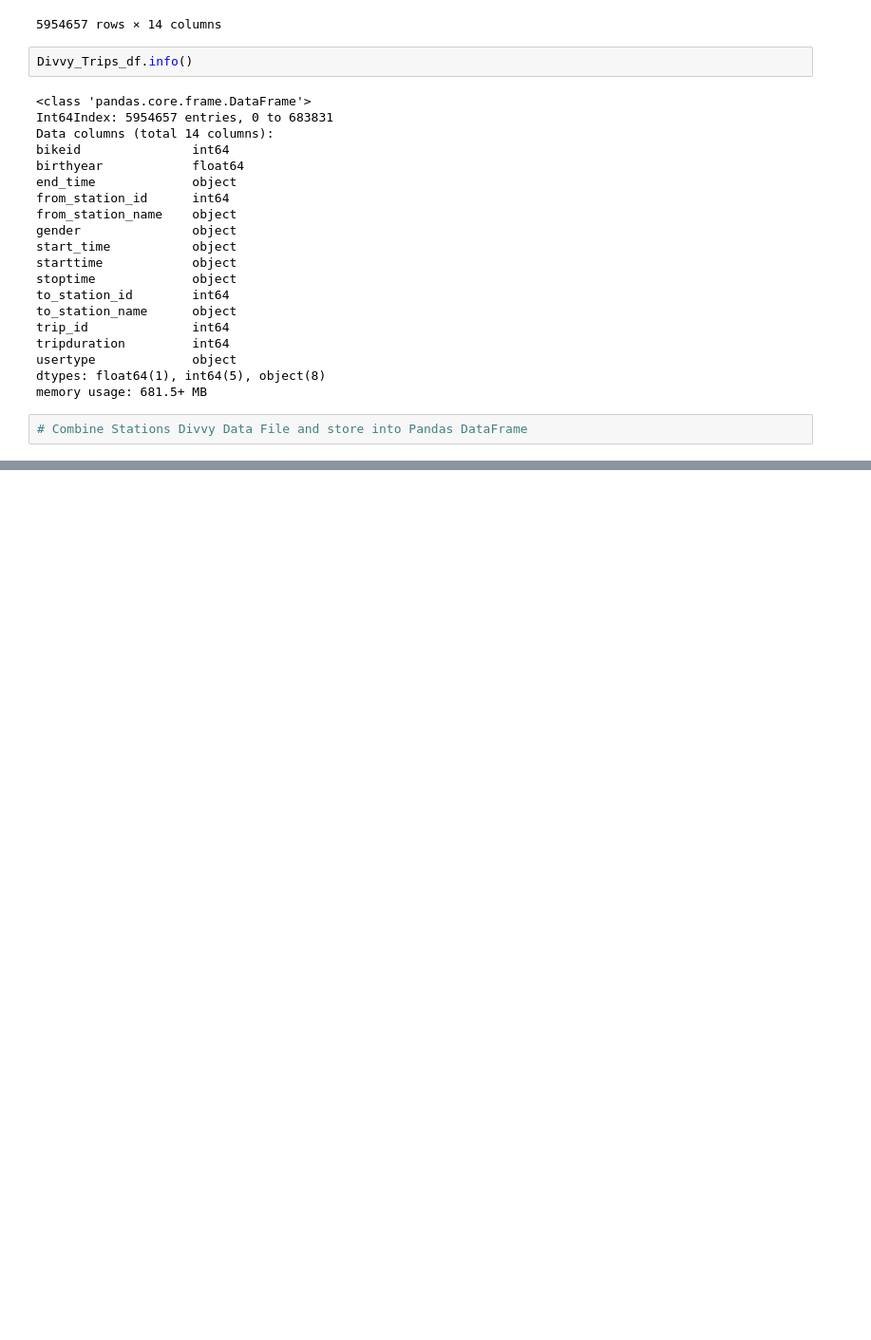
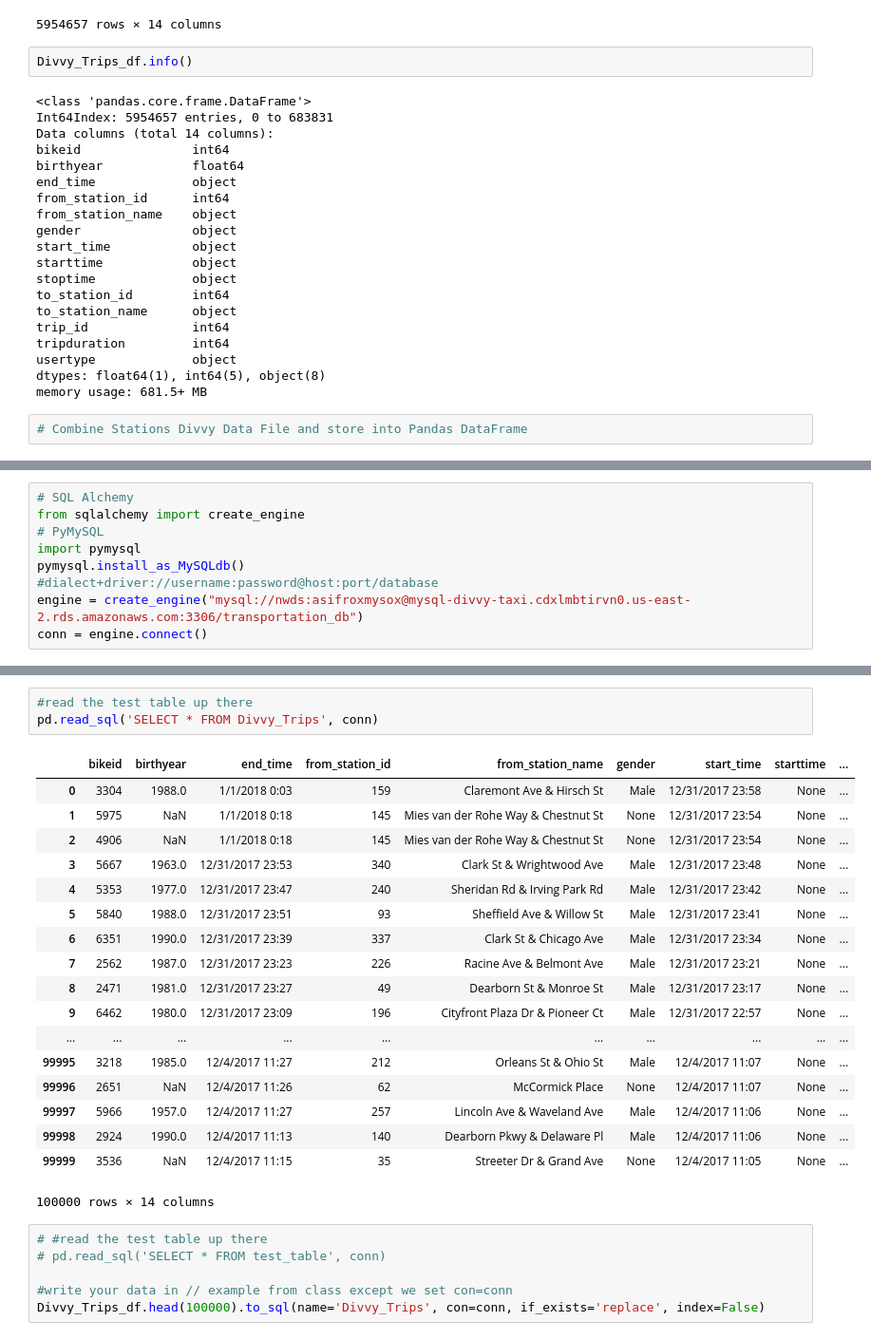
Before and after one commit to sponre01/ETL_Chicago_Divvy_vs_Taxi, a Jupyter notebook: ETL_Project_ML.ipynb, the cells around one changed output, grey strips where cells are left out. Shown: that part at 95% size. Cells and saved outputs as stored; diff of their text form; blank space fills up the shorter version.

```diff
--- a/ETL_Project_ML.ipynb
+++ b/ETL_Project_ML.ipynb
@@ -107,0 +98,9 @@ Divvy_Stations_2017_Q3Q4_df.head()
+# %%
+# SQL Alchemy
+from sqlalchemy import create_engine
+# PyMySQL
+import pymysql
+pymysql.install_as_MySQLdb()
+#dialect+driver://username:password@host:port/database
+engine = create_engine("mysql://nwds:asifroxmysox@mysql-divvy-taxi.cdxlmbtirvn0.us-east-2.rds.amazonaws.com:3306/transportation_db")
+conn = engine.connect()
@@ -107,0 +120,28 @@ Divvy_Stations_2017_Q3Q4_df.head()
+# %%
+#read the test table up there
+pd.read_sql('SELECT * FROM Divvy_Trips', conn)
+# %% [output]
+|  | bikeid | birthyear | end_time | from_station_id | from_station_name | gender | start_time | starttime | ... |
+| 0 | 3304 | 1988.0 | 1/1/2018 0:03 | 159 | Claremont Ave & Hirsch St | Male | 12/31/2017 23:58 | None | ... |
+| 1 | 5975 | NaN | 1/1/2018 0:18 | 145 | Mies van der Rohe Way & Chestnut St | None | 12/31/2017 23:54 | None | ... |
+| 2 | 4906 | NaN | 1/1/2018 0:18 | 145 | Mies van der Rohe Way & Chestnut St | None | 12/31/2017 23:54 | None | ... |
+| 3 | 5667 | 1963.0 | 12/31/2017 23:53 | 340 | Clark St & Wrightwood Ave | Male | 12/31/2017 23:48 | None | ... |
+| 4 | 5353 | 1977.0 | 12/31/2017 23:47 | 240 | Sheridan Rd & Irving Park Rd | Male | 12/31/2017 23:42 | None | ... |
+| 5 | 5840 | 1988.0 | 12/31/2017 23:51 | 93 | Sheffield Ave & Willow St | Male | 12/31/2017 23:41 | None | ... |
+| 6 | 6351 | 1990.0 | 12/31/2017 23:39 | 337 | Clark St & Chicago Ave | Male | 12/31/2017 23:34 | None | ... |
+| 7 | 2562 | 1987.0 | 12/31/2017 23:23 | 226 | Racine Ave & Belmont Ave | Male | 12/31/2017 23:21 | None | ... |
+| 8 | 2471 | 1981.0 | 12/31/2017 23:27 | 49 | Dearborn St & Monroe St | Male | 12/31/2017 23:17 | None | ... |
+| 9 | 6462 | 1980.0 | 12/31/2017 23:09 | 196 | Cityfront Plaza Dr & Pioneer Ct | Male | 12/31/2017 22:57 | None | ... |
+| ... | ... | ... | ... | ... | ... | ... | ... | ... | ... |
+| 99995 | 3218 | 1985.0 | 12/4/2017 11:27 | 212 | Orleans St & Ohio St | Male | 12/4/2017 11:07 | None | ... |
+| 99996 | 2651 | NaN | 12/4/2017 11:26 | 62 | McCormick Place | None | 12/4/2017 11:07 | None | ... |
+| 99997 | 5966 | 1957.0 | 12/4/2017 11:27 | 257 | Lincoln Ave & Waveland Ave | Male | 12/4/2017 11:06 | None | ... |
+| 99998 | 2924 | 1990.0 | 12/4/2017 11:13 | 140 | Dearborn Pkwy & Delaware Pl | Male | 12/4/2017 11:06 | None | ... |
+| 99999 | 3536 | NaN | 12/4/2017 11:15 | 35 | Streeter Dr & Grand Ave | None | 12/4/2017 11:05 | None | ... |
+100000 rows × 14 columns
+# %%
+# #read the test table up there
+# pd.read_sql('SELECT * FROM test_table', conn)
+
+#write your data in // example from class except we set con=conn
+Divvy_Trips_df.head(100000).to_sql(name='Divvy_Trips', con=conn, if_exists='replace', index=False)
```
Also changed, not shown: parts of 3 cells of this notebook.
